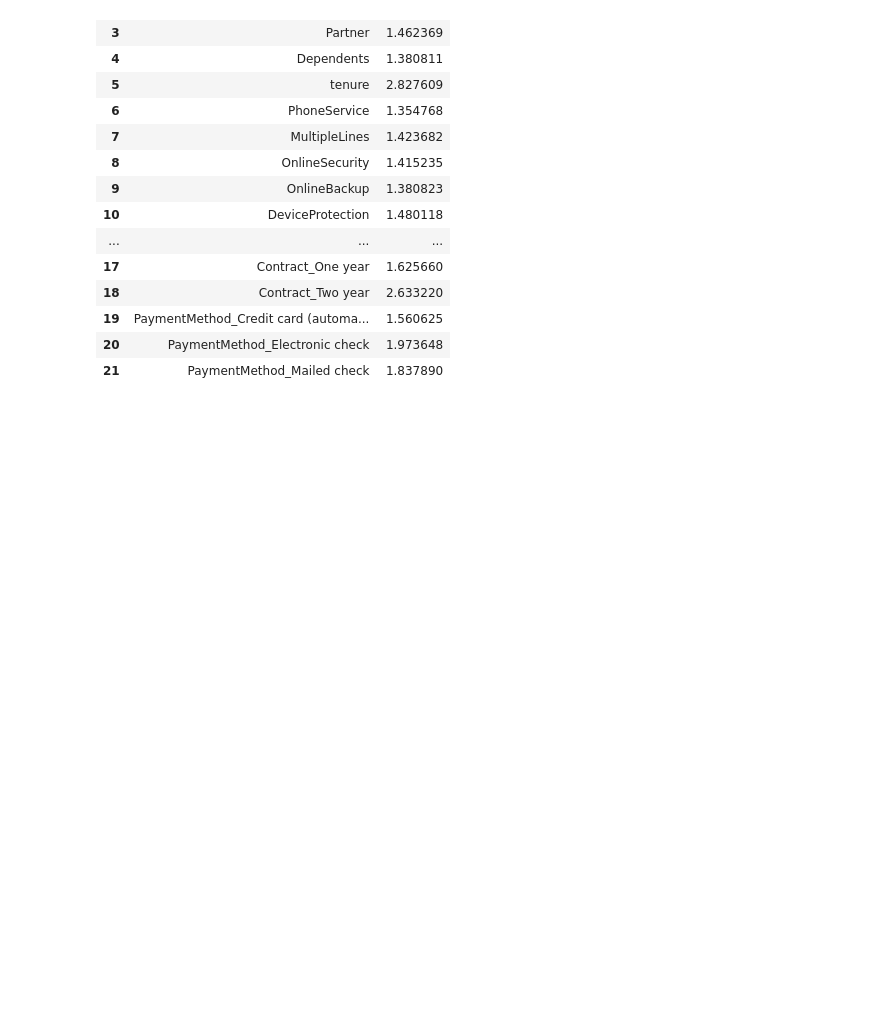
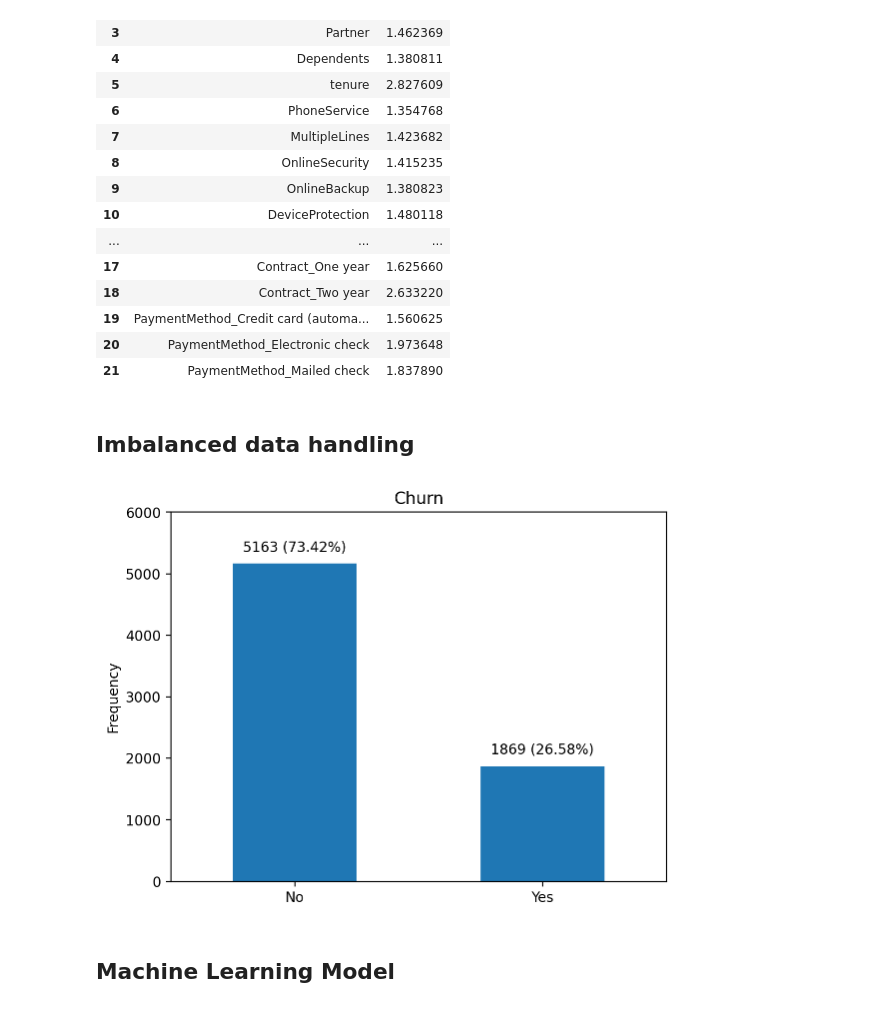
Before and after one commit to rasyidsulaeman/Exploratory-Data-Analysis, a Jupyter notebook: Telco Customer Churn/ML Telcom Churn Model.ipynb, the cells around one changed output. Drawn from its saved outputs; the diff is of its cells as text; code cells hidden in the pictures; blank space fills up the shorter version.

Commit message:
update ml models

```diff
--- a/Telco Customer Churn/ML Telcom Churn Model.ipynb
+++ b/Telco Customer Churn/ML Telcom Churn Model.ipynb
@@ -279,6 +283,7 @@ def feature_cleaning(df, ordinal_columns):
     df_encode = df_encode.drop(columns=ordinal_columns)
     feature = df_encode.drop(columns='Churn')
     target = df_encode['Churn']
+    target = target.astype('int')
 
     # Drop MonthlyCharges and TotalCharges since their vif score are high/ high correlated
     feature = feature.drop(columns=['MonthlyCharges', 'TotalCharges'])
@@ -310,3 +315,30 @@ calculate_vif(feature)
 | 19 | PaymentMethod_Credit card (automa... | 1.560625 |
 | 20 | PaymentMethod_Electronic check | 1.973648 |
 | 21 | PaymentMethod_Mailed check | 1.837890 |
+# %% [markdown]
+## Imbalanced data handling
+# %%
+def imbalanced_viz(target):
+    target_class = target.map({0 : 'No', 1 : 'Yes'})
+
+    target_class.value_counts().plot(kind='bar', title='Churn')
+    plt.tick_params(axis='x', rotation=0)
+    plt.xlabel('')
+    plt.ylabel('Frequency')
+
+    counts = target_class.value_counts()
+    percentage = counts / np.sum(counts) * 100
+
+    labels = [str(counts[0]) + " (" + f'{percentage[0]:.2f}' + '%' + ")",
+              str(counts[1]) + " (" + f'{percentage[1]:.2f}' + '%' + ")"]
+
+    for i in range(len(labels)):
+        plt.text(i, counts[i] + 200, labels[i],
+                 ha='center', color = 'black', fontsize=10)
+
+    plt.ylim(0,6000)
+    plt.show()
+
+imbalanced_viz(target)
+# %% [output]
+[figure, added]
@@ -312,0 +350,2 @@ calculate_vif(feature)
+# %% [markdown]
+## Machine Learning Model
```
Also changed, not shown: parts of 15 cells of this notebook, 3 other files.
